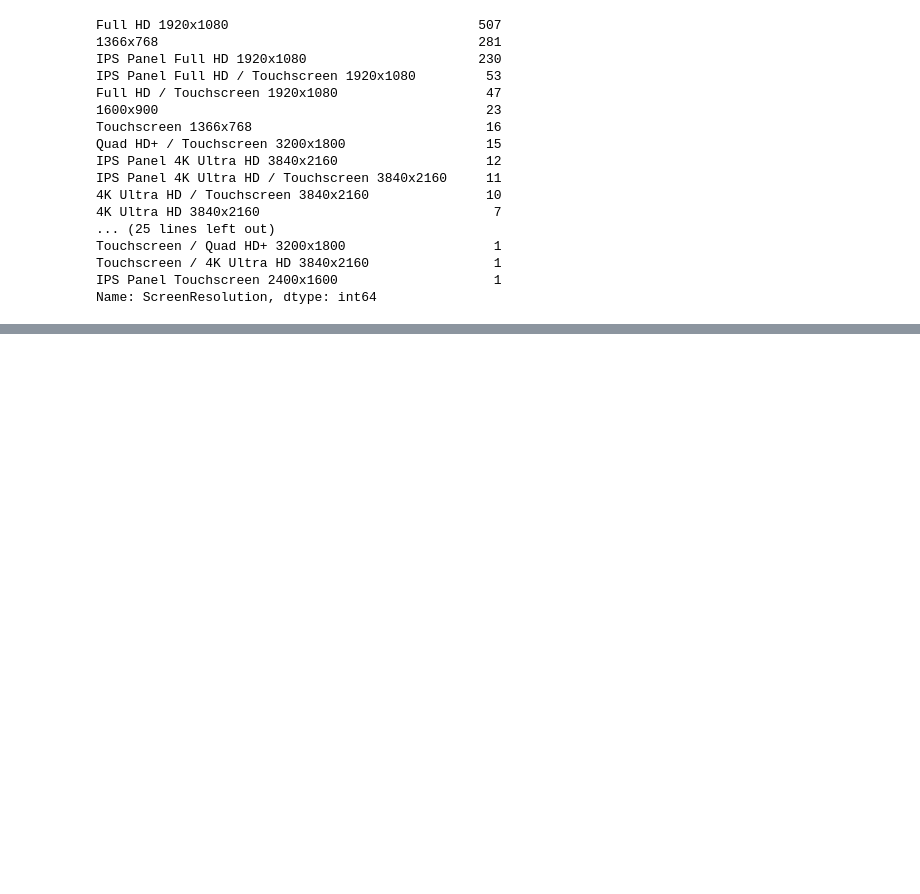
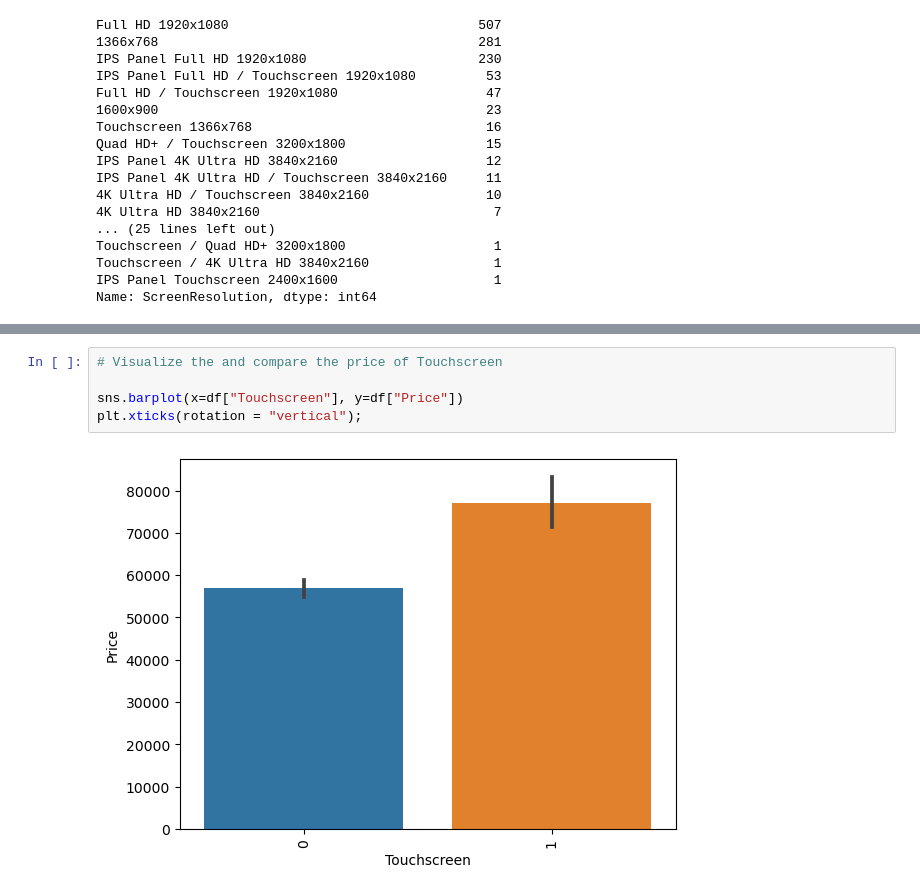
Before and after one commit to lawalsegun2025/laptop_price_predictor, a Jupyter notebook: laptop_price_predictor.ipynb, the cells around one changed output, grey strips where cells are left out. Cells and saved outputs as stored; diff of their text form; blank space fills up the shorter version.

```diff
--- a/laptop_price_predictor.ipynb
+++ b/laptop_price_predictor.ipynb
@@ -296,0 +302,7 @@ df.sample(5)
+# %%
+# Visualize the and compare the price of Touchscreen
+
+sns.barplot(x=df["Touchscreen"], y=df["Price"])
+plt.xticks(rotation = "vertical");
+# %% [output]
+[figure, added]
```
Also changed, not shown: parts of 4 cells of this notebook.
